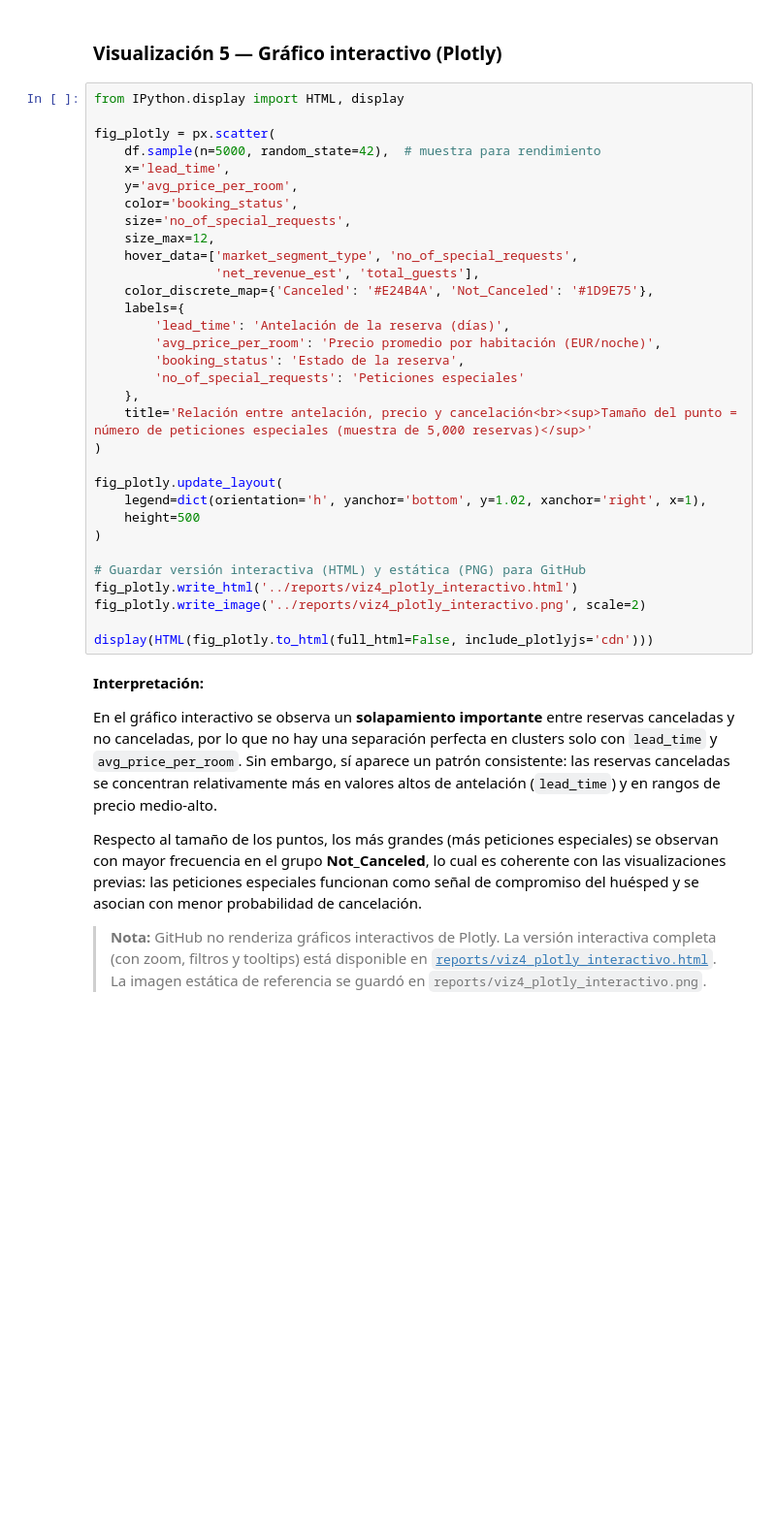
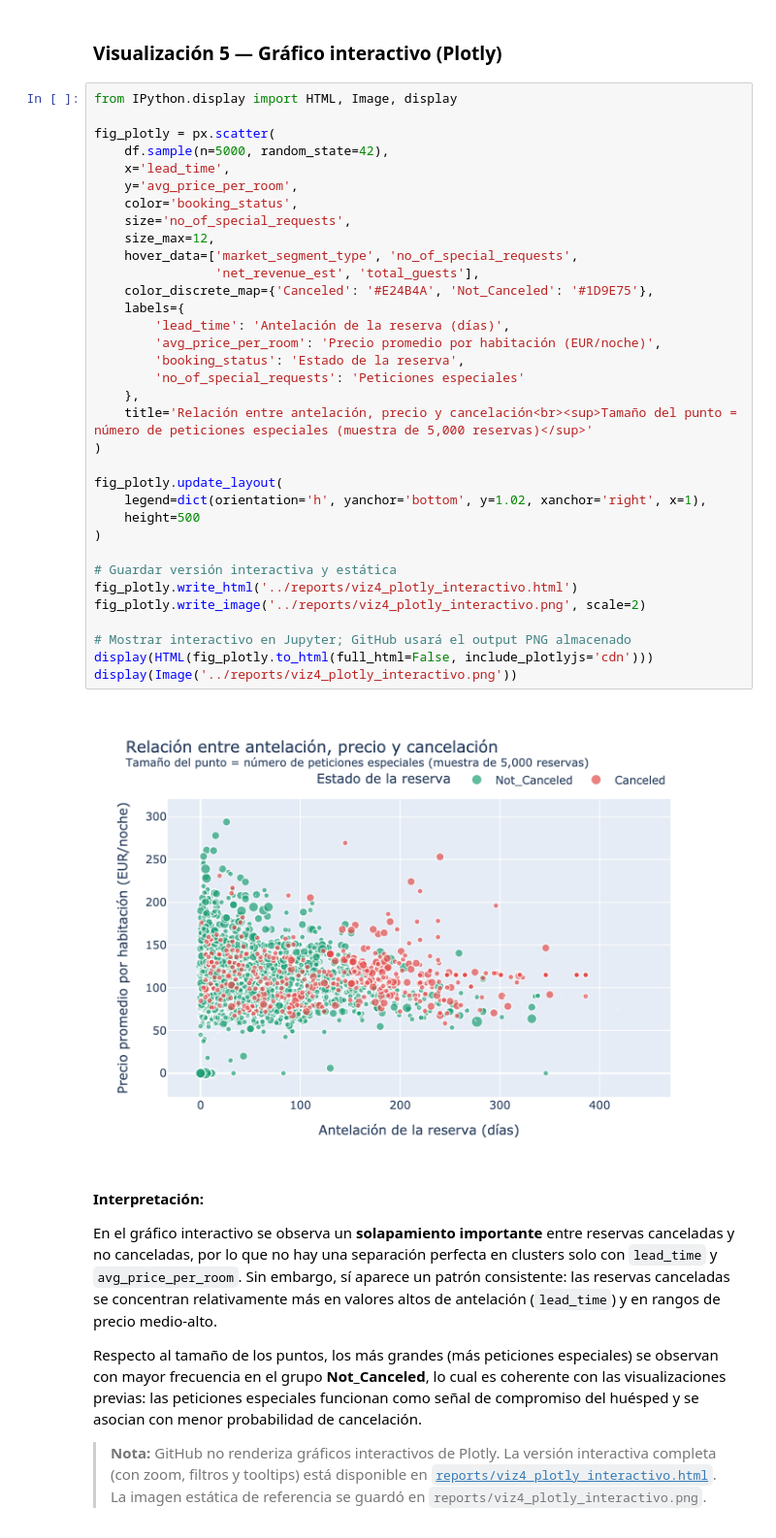
Before and after one commit to marce8881/hotel-cancelaciones, a Jupyter notebook: notebooks/analisis_principal.ipynb, the cells around one changed output. Shown at 97% size. Drawn from its saved outputs; the diff is of its cells as text; blank space fills up the shorter version.

```diff
--- a/notebooks/analisis_principal.ipynb
+++ b/notebooks/analisis_principal.ipynb
@@ -579,37 +579,41 @@ Respecto a multicolinealidad entre predictoras, el par más relevante es `avg_pr
 # %% [markdown]
 ### Visualización 5 — Gráfico interactivo (Plotly)
 # %%
-from IPython.display import HTML, display
+from IPython.display import HTML, Image, display
 
 fig_plotly = px.scatter(
-    df.sample(n=5000, random_state=42),  # muestra para rendimiento
+    df.sample(n=5000, random_state=42),
     x='lead_time',
     y='avg_price_per_room',
     color='booking_status',
     size='no_of_special_requests',
     size_max=12,
     hover_data=['market_segment_type', 'no_of_special_requests',
                 'net_revenue_est', 'total_guests'],
     color_discrete_map={'Canceled': '#E24B4A', 'Not_Canceled': '#1D9E75'},
     labels={
         'lead_time': 'Antelación de la reserva (días)',
         'avg_price_per_room': 'Precio promedio por habitación (EUR/noche)',
         'booking_status': 'Estado de la reserva',
         'no_of_special_requests': 'Peticiones especiales'
     },
     title='Relación entre antelación, precio y cancelación<br><sup>Tamaño del punto = número de peticiones especiales (muestra de 5,000 reservas)</sup>'
 )
 
 fig_plotly.update_layout(
     legend=dict(orientation='h', yanchor='bottom', y=1.02, xanchor='right', x=1),
     height=500
 )
 
-# Guardar versión interactiva (HTML) y estática (PNG) para GitHub
+# Guardar versión interactiva y estática
 fig_plotly.write_html('../reports/viz4_plotly_interactivo.html')
 fig_plotly.write_image('../reports/viz4_plotly_interactivo.png', scale=2)
 
+# Mostrar interactivo en Jupyter; GitHub usará el output PNG almacenado
 display(HTML(fig_plotly.to_html(full_html=False, include_plotlyjs='cdn')))
+display(Image('../reports/viz4_plotly_interactivo.png'))
+# %% [output]
+[figure, added]
 # %% [markdown]
 **Interpretación:**
 
```
